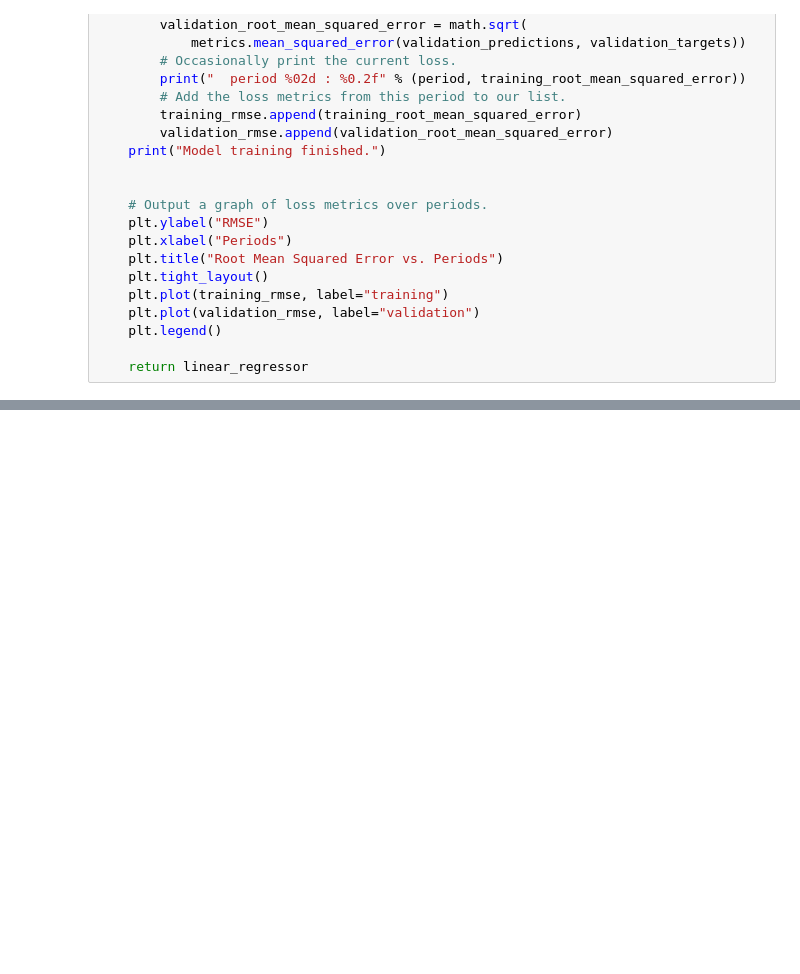
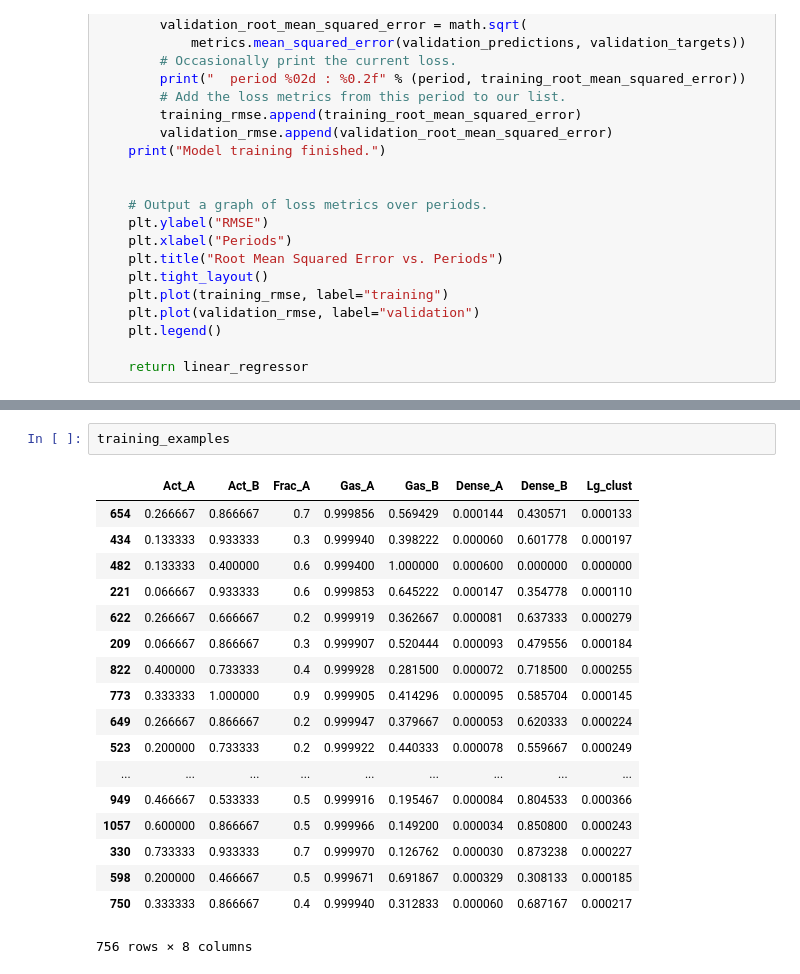
Before and after one commit to SteiniDavid/phaseSeparationCode, a Jupyter notebook: MLClassificationNonImage.ipynb, the cells around one changed output, grey strips where cells are left out. Saved outputs shown, nothing was run; the diff lists cells and outputs as text; blank space fills up the shorter version.

```diff
--- a/MLClassificationNonImage.ipynb
+++ b/MLClassificationNonImage.ipynb
@@ -270,0 +273,21 @@ INFO:tensorflow:Done calling model_fn.
+# %%
+training_examples
+# %% [output]
+|  | Act_A | Act_B | Frac_A | Gas_A | Gas_B | Dense_A | Dense_B | Lg_clust |
+| 654 | 0.266667 | 0.866667 | 0.7 | 0.999856 | 0.569429 | 0.000144 | 0.430571 | 0.000133 |
+| 434 | 0.133333 | 0.933333 | 0.3 | 0.999940 | 0.398222 | 0.000060 | 0.601778 | 0.000197 |
+| 482 | 0.133333 | 0.400000 | 0.6 | 0.999400 | 1.000000 | 0.000600 | 0.000000 | 0.000000 |
+| 221 | 0.066667 | 0.933333 | 0.6 | 0.999853 | 0.645222 | 0.000147 | 0.354778 | 0.000110 |
+| 622 | 0.266667 | 0.666667 | 0.2 | 0.999919 | 0.362667 | 0.000081 | 0.637333 | 0.000279 |
+| 209 | 0.066667 | 0.866667 | 0.3 | 0.999907 | 0.520444 | 0.000093 | 0.479556 | 0.000184 |
+| 822 | 0.400000 | 0.733333 | 0.4 | 0.999928 | 0.281500 | 0.000072 | 0.718500 | 0.000255 |
+| 773 | 0.333333 | 1.000000 | 0.9 | 0.999905 | 0.414296 | 0.000095 | 0.585704 | 0.000145 |
+| 649 | 0.266667 | 0.866667 | 0.2 | 0.999947 | 0.379667 | 0.000053 | 0.620333 | 0.000224 |
+| 523 | 0.200000 | 0.733333 | 0.2 | 0.999922 | 0.440333 | 0.000078 | 0.559667 | 0.000249 |
+| ... | ... | ... | ... | ... | ... | ... | ... | ... |
+| 949 | 0.466667 | 0.533333 | 0.5 | 0.999916 | 0.195467 | 0.000084 | 0.804533 | 0.000366 |
+| 1057 | 0.600000 | 0.866667 | 0.5 | 0.999966 | 0.149200 | 0.000034 | 0.850800 | 0.000243 |
+| 330 | 0.733333 | 0.933333 | 0.7 | 0.999970 | 0.126762 | 0.000030 | 0.873238 | 0.000227 |
+| 598 | 0.200000 | 0.466667 | 0.5 | 0.999671 | 0.691867 | 0.000329 | 0.308133 | 0.000185 |
+| 750 | 0.333333 | 0.866667 | 0.4 | 0.999940 | 0.312833 | 0.000060 | 0.687167 | 0.000217 |
+756 rows × 8 columns
```
Also changed, not shown: parts of 6 cells of this notebook.
